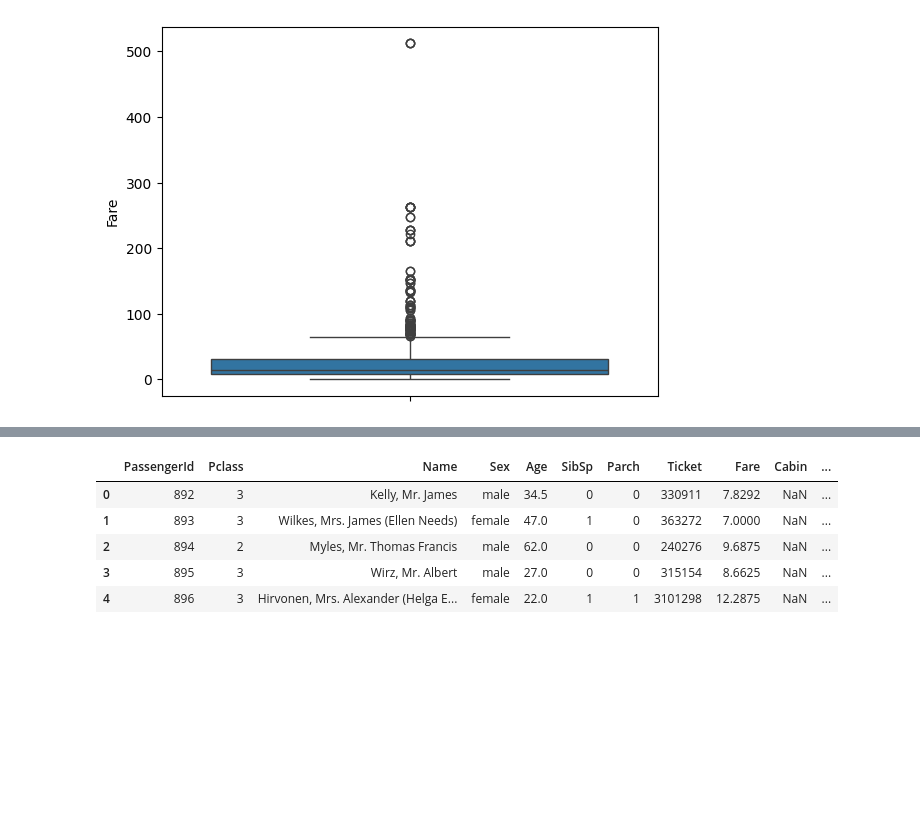
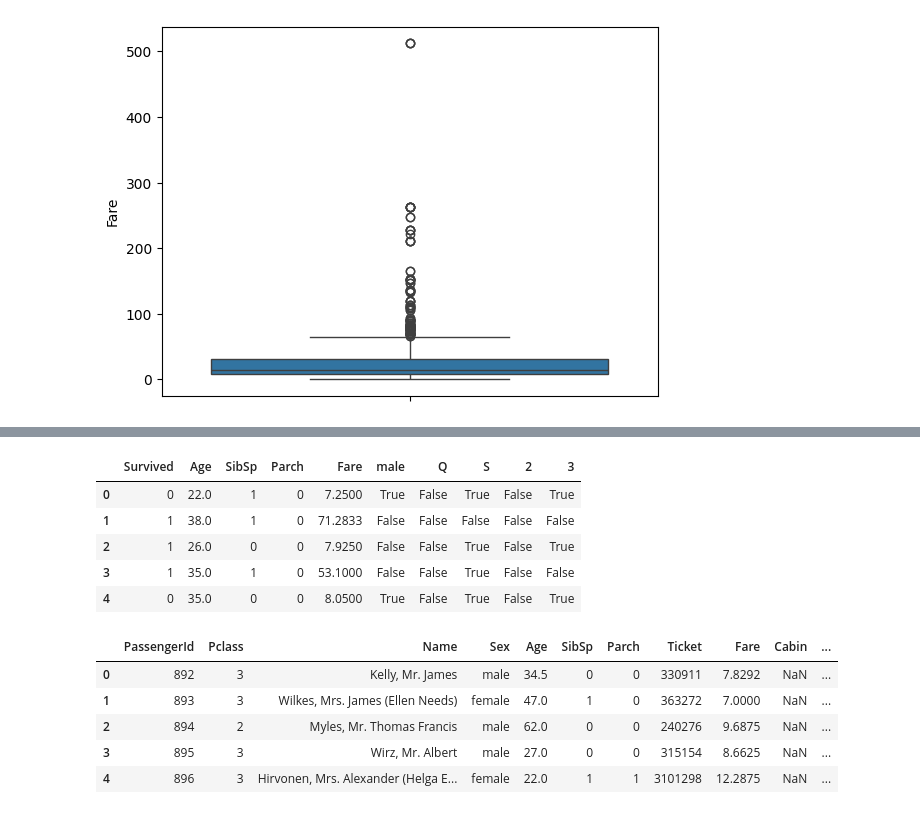
Before and after one commit to hapava-angel/school_x_python_learning, a Jupyter notebook: titanic/pract5.ipynb, the cells around one changed output, grey strips where cells are left out. Saved outputs shown, nothing was run; the diff lists cells and outputs as text; code cells hidden in the pictures; blank space fills up the shorter version.

```diff
--- a/titanic/pract5.ipynb
+++ b/titanic/pract5.ipynb
@@ -173,3 +173,9 @@ fare.show()
 # %%
 fare = px.scatter(data, x='Fare', y='Pclass', color='Sex')
 fare.show()
+# %%
+sex = pd.get_dummies(data['Sex'], drop_first = True)
+embark = pd.get_dummies(data['Embarked'],drop_first=True)
+pcl = pd.get_dummies(data['Pclass'],drop_first=True)
+data = pd.concat([data,sex,embark,pcl],axis=1)
+data.head()
@@ -176,3 +189,13 @@ fare.show()
+# %%
+data.drop(['Pclass','Sex','Embarked','Cabin','PassengerId','Name','Ticket'],axis=1, inplace=True)
+data.head()
+# %% [output]
+|  | Survived | Age | SibSp | Parch | Fare | male | Q | S | 2 | 3 |
+| 0 | 0 | 22.0 | 1 | 0 | 7.2500 | True | False | True | False | True |
+| 1 | 1 | 38.0 | 1 | 0 | 71.2833 | False | False | False | False | False |
+| 2 | 1 | 26.0 | 0 | 0 | 7.9250 | False | False | True | False | True |
+| 3 | 1 | 35.0 | 1 | 0 | 53.1000 | False | False | True | False | False |
+| 4 | 0 | 35.0 | 0 | 0 | 8.0500 | True | False | True | False | True |
 # %%
 test_values = {'Age':round(np.mean(test['Age'])), 'Fare':round(np.mean(test['Fare']))}
 test = test.fillna(value = test_values)
```
Also changed, not shown: parts of 3 cells of this notebook.
